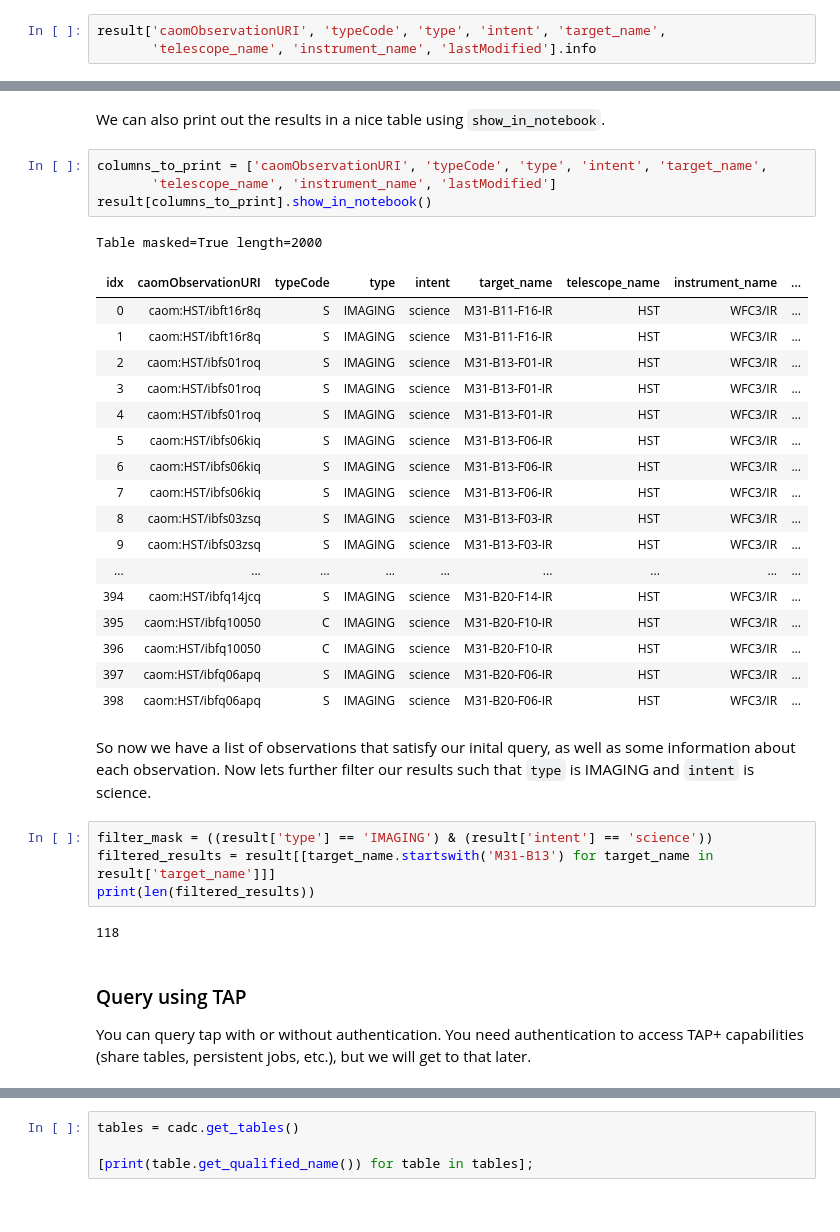
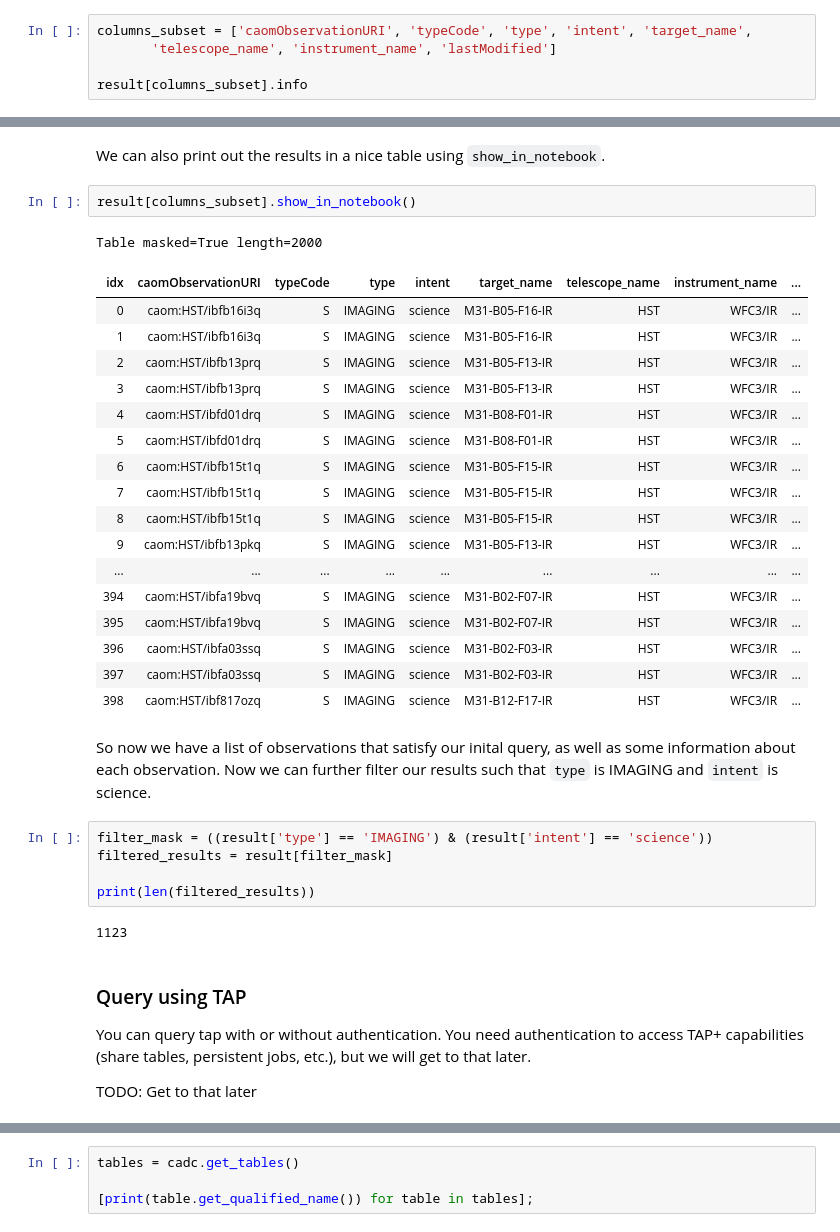
Before and after one commit to ellieb/astroquery_tutorial, a Jupyter notebook: astroquery_tutorial.ipynb, the cells around one changed output, grey strips where cells are left out. Drawn from its saved outputs; the diff is of its cells as text.

```diff
--- a/astroquery_tutorial.ipynb
+++ b/astroquery_tutorial.ipynb
@@ -113,8 +141,10 @@ lastModified_2
 # %% [markdown]
 Alright, lets look at `caomObservationURI`, `typeCode`, `type`, `intent`, `target_name`, `telescope_name`, `instrument_name`, and `lastModified`. We can grab information about the columns using the `info` property.
 # %%
-result['caomObservationURI', 'typeCode', 'type', 'intent', 'target_name',
-       'telescope_name', 'instrument_name', 'lastModified'].info
+columns_subset = ['caomObservationURI', 'typeCode', 'type', 'intent', 'target_name',
+       'telescope_name', 'instrument_name', 'lastModified']
+
+result[columns_subset].info
 # %% [output]
 <Table masked=True length=2000>
        name         dtype                                      description
@@ -129,39 +159,40 @@ caomObservationURI  object                                                     u
       lastModified bytes23                                          timestamp of last modification of this row
 # %% [markdown]
 We can also print out the results in a nice table using `show_in_notebook`.
-# %%
-columns_to_print = ['caomObservationURI', 'typeCode', 'type', 'intent', 'target_name',
-       'telescope_name', 'instrument_name', 'lastModified']
-result[columns_to_print].show_in_notebook()
-# %% [output]
-Table masked=True length=2000
-| idx | caomObservationURI | typeCode | type | intent | target_name | telescope_name | instrument_name | ... |
-| 0 | caom:HST/ibft16r8q | S | IMAGING | science | M31-B11-F16-IR | HST | WFC3/IR | ... |
-| 1 | caom:HST/ibft16r8q | S | IMAGING | science | M31-B11-F16-IR | HST | WFC3/IR | ... |
-| 2 | caom:HST/ibfs01roq | S | IMAGING | science | M31-B13-F01-IR | HST | WFC3/IR | ... |
-| 3 | caom:HST/ibfs01roq | S | IMAGING | science | M31-B13-F01-IR | HST | WFC3/IR | ... |
-| 4 | caom:HST/ibfs01roq | S | IMAGING | science | M31-B13-F01-IR | HST | WFC3/IR | ... |
-| 5 | caom:HST/ibfs06kiq | S | IMAGING | science | M31-B13-F06-IR | HST | WFC3/IR | ... |
-| 6 | caom:HST/ibfs06kiq | S | IMAGING | science | M31-B13-F06-IR | HST | WFC3/IR | ... |
-| 7 | caom:HST/ibfs06kiq | S | IMAGING | science | M31-B13-F06-IR | HST | WFC3/IR | ... |
-| 8 | caom:HST/ibfs03zsq | S | IMAGING | science | M31-B13-F03-IR | HST | WFC3/IR | ... |
-| 9 | caom:HST/ibfs03zsq | S | IMAGING | science | M31-B13-F03-IR | HST | WFC3/IR | ... |
-| ... | ... | ... | ... | ... | ... | ... | ... | ... |
-| 394 | caom:HST/ibfq14jcq | S | IMAGING | science | M31-B20-F14-IR | HST | WFC3/IR | ... |
-| 395 | caom:HST/ibfq10050 | C | IMAGING | science | M31-B20-F10-IR | HST | WFC3/IR | ... |
-| 396 | caom:HST/ibfq10050 | C | IMAGING | science | M31-B20-F10-IR | HST | WFC3/IR | ... |
-| 397 | caom:HST/ibfq06apq | S | IMAGING | science | M31-B20-F06-IR | HST | WFC3/IR | ... |
-| 398 | caom:HST/ibfq06apq | S | IMAGING | science | M31-B20-F06-IR | HST | WFC3/IR | ... |
+# %%
+result[columns_subset].show_in_notebook()
+# %% [output]
+Table masked=True length=2000
+| idx | caomObservationURI | typeCode | type | intent | target_name | telescope_name | instrument_name | ... |
+| 0 | caom:HST/ibfb16i3q | S | IMAGING | science | M31-B05-F16-IR | HST | WFC3/IR | ... |
+| 1 | caom:HST/ibfb16i3q | S | IMAGING | science | M31-B05-F16-IR | HST | WFC3/IR | ... |
+| 2 | caom:HST/ibfb13prq | S | IMAGING | science | M31-B05-F13-IR | HST | WFC3/IR | ... |
+| 3 | caom:HST/ibfb13prq | S | IMAGING | science | M31-B05-F13-IR | HST | WFC3/IR | ... |
+| 4 | caom:HST/ibfd01drq | S | IMAGING | science | M31-B08-F01-IR | HST | WFC3/IR | ... |
+| 5 | caom:HST/ibfd01drq | S | IMAGING | science | M31-B08-F01-IR | HST | WFC3/IR | ... |
+| 6 | caom:HST/ibfb15t1q | S | IMAGING | science | M31-B05-F15-IR | HST | WFC3/IR | ... |
+| 7 | caom:HST/ibfb15t1q | S | IMAGING | science | M31-B05-F15-IR | HST | WFC3/IR | ... |
+| 8 | caom:HST/ibfb15t1q | S | IMAGING | science | M31-B05-F15-IR | HST | WFC3/IR | ... |
+| 9 | caom:HST/ibfb13pkq | S | IMAGING | science | M31-B05-F13-IR | HST | WFC3/IR | ... |
+| ... | ... | ... | ... | ... | ... | ... | ... | ... |
+| 394 | caom:HST/ibfa19bvq | S | IMAGING | science | M31-B02-F07-IR | HST | WFC3/IR | ... |
+| 395 | caom:HST/ibfa19bvq | S | IMAGING | science | M31-B02-F07-IR | HST | WFC3/IR | ... |
+| 396 | caom:HST/ibfa03ssq | S | IMAGING | science | M31-B02-F03-IR | HST | WFC3/IR | ... |
+| 397 | caom:HST/ibfa03ssq | S | IMAGING | science | M31-B02-F03-IR | HST | WFC3/IR | ... |
+| 398 | caom:HST/ibf817ozq | S | IMAGING | science | M31-B12-F17-IR | HST | WFC3/IR | ... |
 # %% [markdown]
-So now we have a list of observations that satisfy our inital query, as well as some information about each observation. Now lets further filter our results such that `type` is IMAGING and `intent` is science.
+So now we have a list of observations that satisfy our inital query, as well as some information about each observation. Now we can further filter our results such that `type` is IMAGING and `intent` is science.
 # %%
 filter_mask = ((result['type'] == 'IMAGING') & (result['intent'] == 'science'))
-filtered_results = result[[target_name.startswith('M31-B13') for target_name in result['target_name']]]
+filtered_results = result[filter_mask]
+
 print(len(filtered_results))
 # %% [output]
-118
+1123
 # %% [markdown]
 ### Query using TAP
 You can query tap with or without authentication. You need authentication to access TAP+ capabilities (share tables, persistent jobs, etc.), but we will get to that later.
+
+TODO: Get to that later
 # %% [markdown]
 #### CADC Data Structure
```
Also changed, not shown: parts of 43 cells of this notebook.
